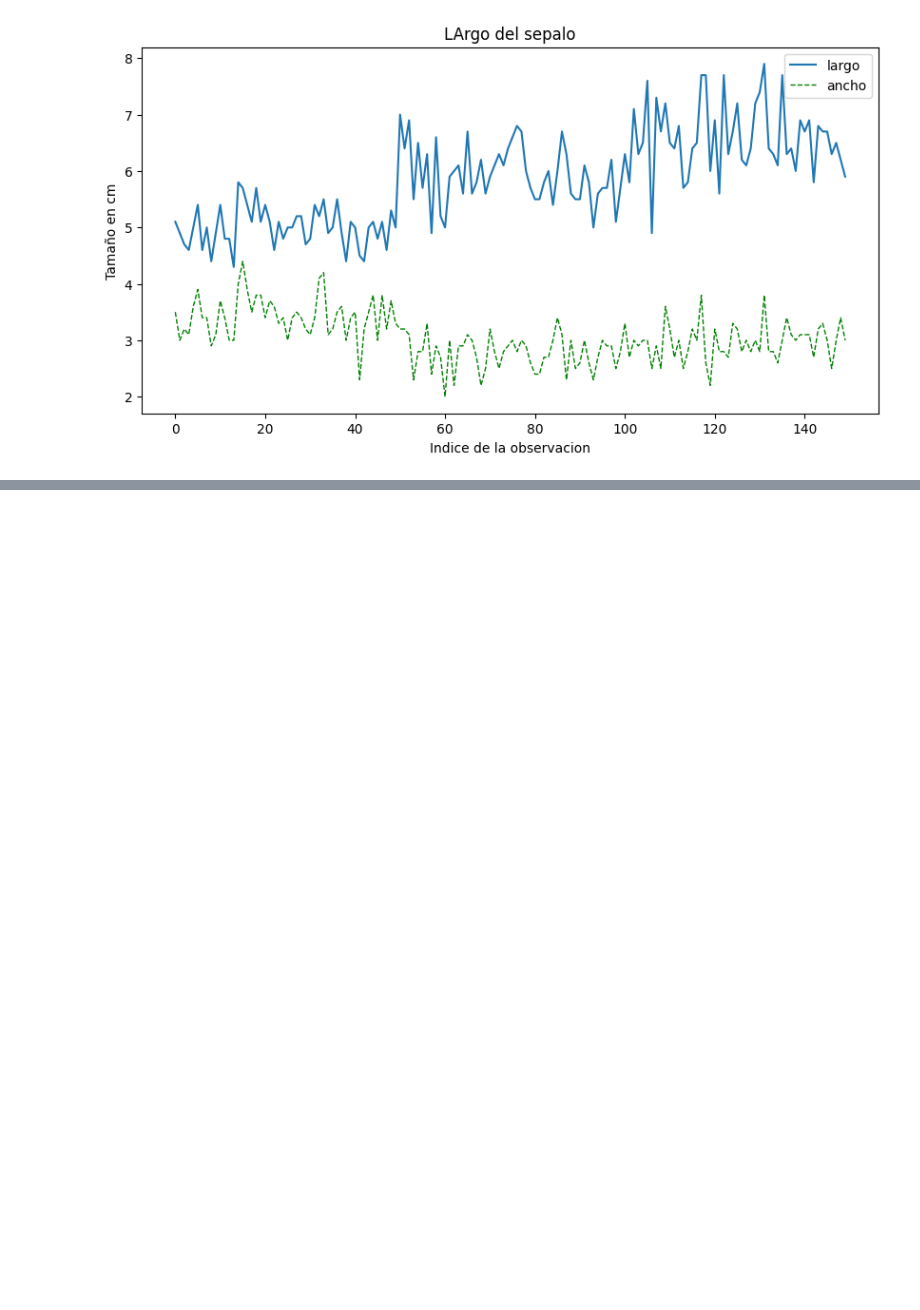
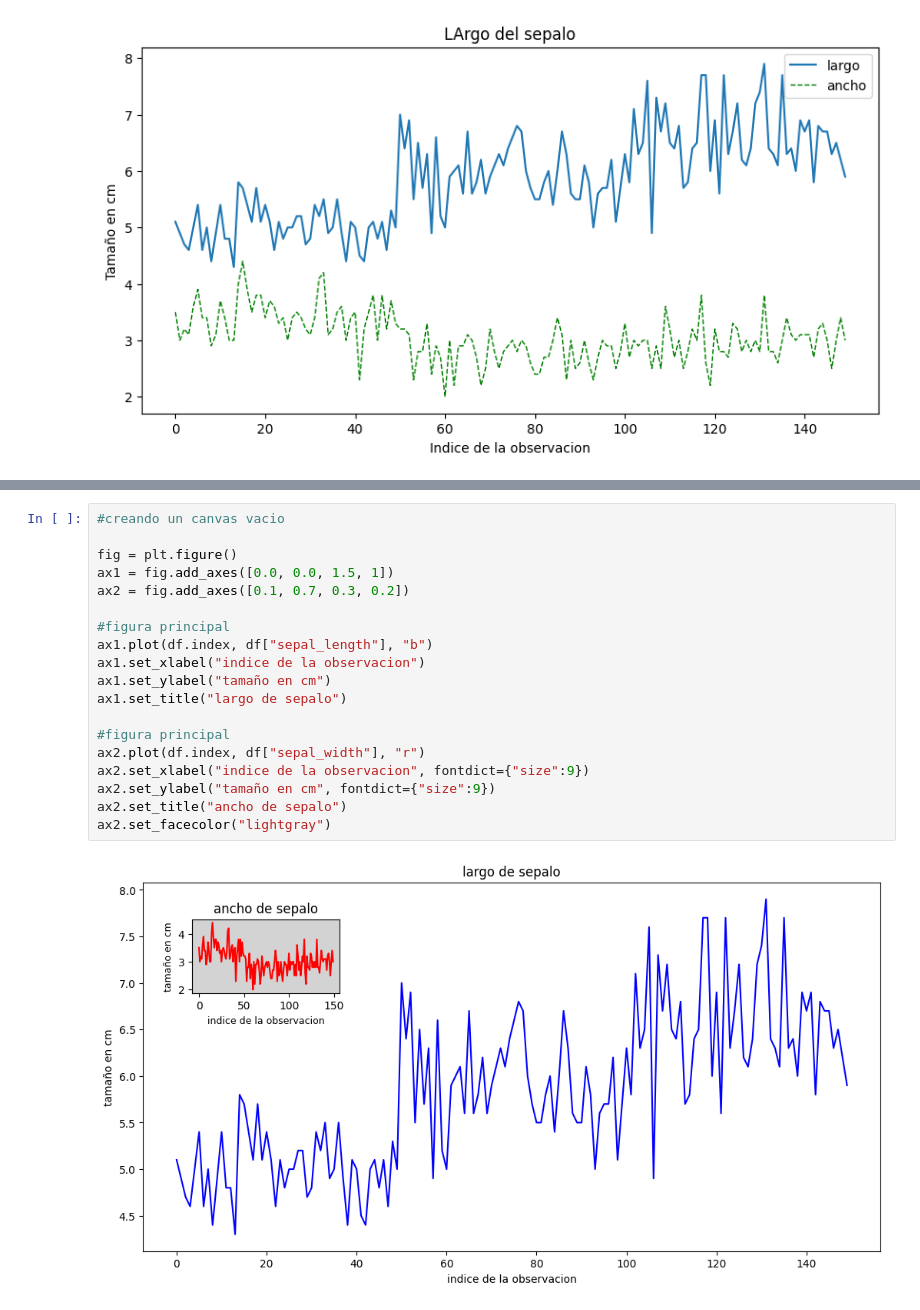
Before and after one commit to charlidev/visualizacion, a Jupyter notebook: visualizacion.ipynb, the cells around one changed output, grey strips where cells are left out. Cells and saved outputs as stored; diff of their text form; blank space fills up the shorter version.

```diff
--- a/visualizacion.ipynb
+++ b/visualizacion.ipynb
@@ -62,0 +114,21 @@ plt.show()
+# %%
+#creando un canvas vacio
+
+fig = plt.figure()
+ax1 = fig.add_axes([0.0, 0.0, 1.5, 1])
+ax2 = fig.add_axes([0.1, 0.7, 0.3, 0.2])
+
+#figura principal
+ax1.plot(df.index, df["sepal_length"], "b")
+ax1.set_xlabel("indice de la observacion")
+ax1.set_ylabel("tamaño en cm")
+ax1.set_title("largo de sepalo")
+
+#figura principal
+ax2.plot(df.index, df["sepal_width"], "r")
+ax2.set_xlabel("indice de la observacion", fontdict={"size":9})
+ax2.set_ylabel("tamaño en cm", fontdict={"size":9})
+ax2.set_title("ancho de sepalo")
+ax2.set_facecolor("lightgray")
+# %% [output]
+[figure, added]
```
Also changed, not shown: parts of 35 cells of this notebook.
